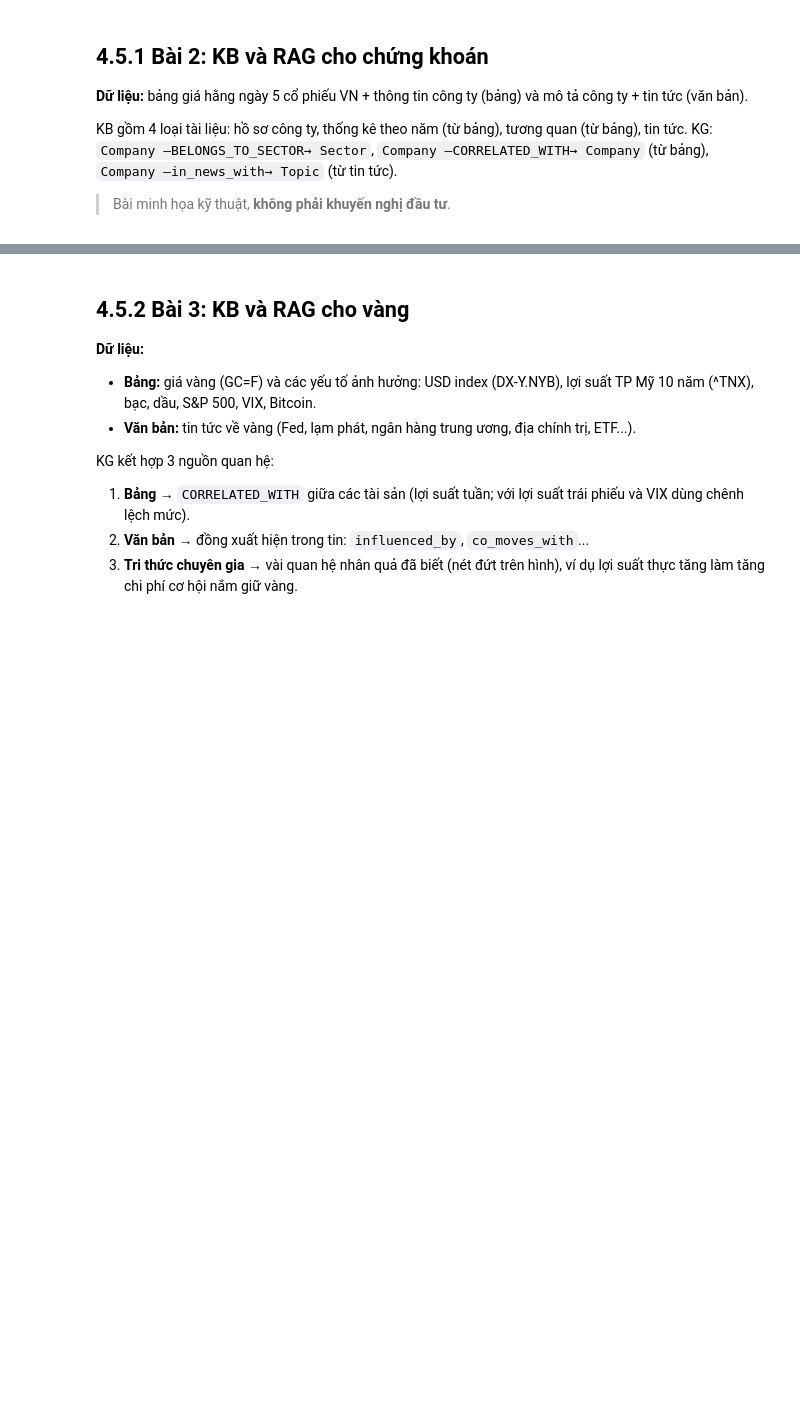
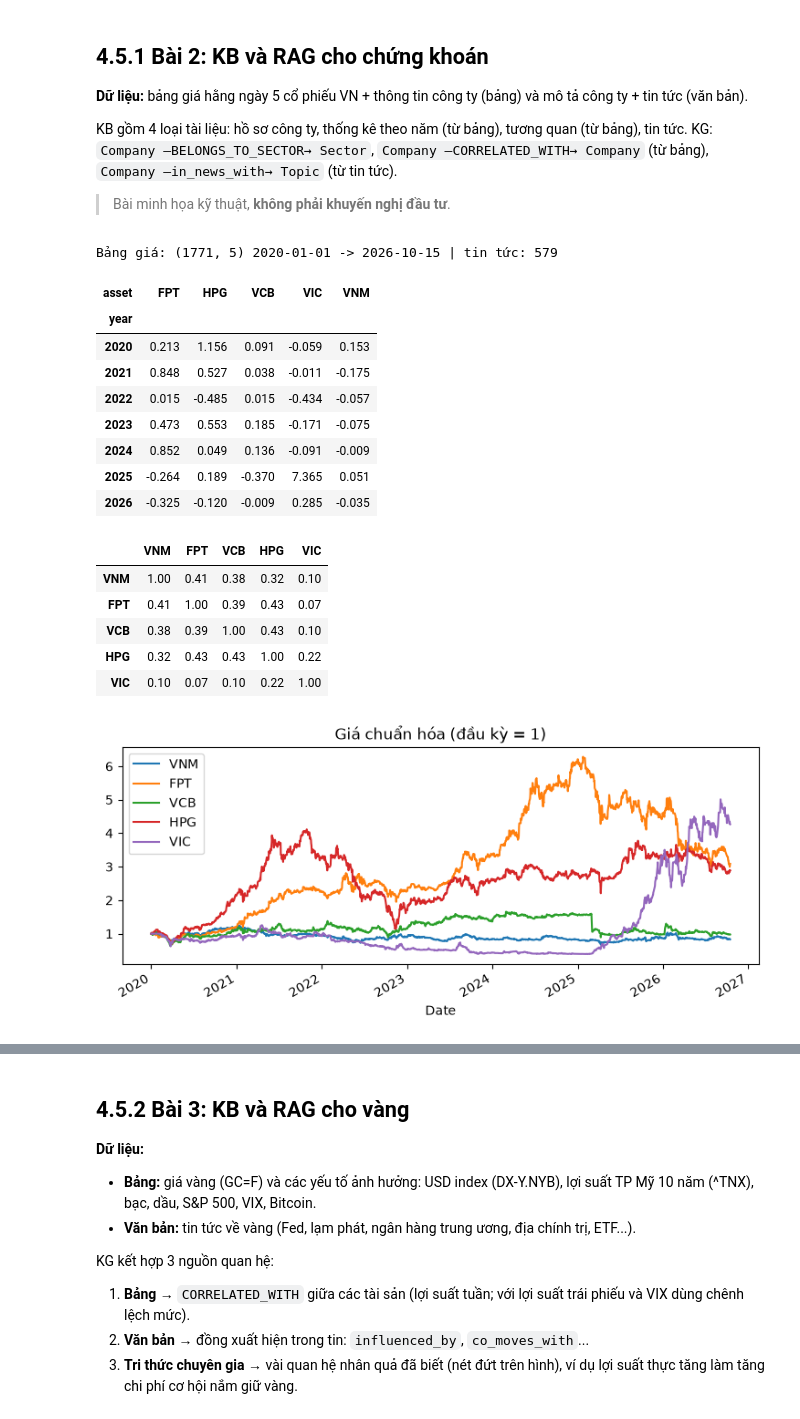
Before and after one commit to lyhaiquan/KG_RAG, a Jupyter notebook: RAG_KG_Kaggle.ipynb, the cells around one changed output, grey strips where cells are left out. Drawn from its saved outputs; the diff is of its cells as text; code cells hidden in the pictures; blank space fills up the shorter version.

```diff
--- a/RAG_KG_Kaggle.ipynb
+++ b/RAG_KG_Kaggle.ipynb
@@ -482,15 +866,45 @@ KG: `Company —BELONGS_TO_SECTOR→ Sector`, `Company —CORRELATED_WITH→ Com
 
 > Bài minh họa kỹ thuật, **không phải khuyến nghị đầu tư**.
 # %%
-sp = pd.read_csv(os.path.join(DATA_DIR, "stock_prices.csv"), parse_dates=[0], index_col=0).sort_index()
+sp = pd.read_csv(
+    os.path.join(DATA_DIR, "stock_prices.csv"), parse_dates=[0], index_col=0
+).sort_index()
 info = json.load(open(os.path.join(DATA_DIR, "company_info.json"), encoding="utf-8"))
-info = {k.split(".")[0]: v for k, v in info.items()}          # "VNM.VN" -> "VNM"
+info = {k.split(".")[0]: v for k, v in info.items()}  # "VNM.VN" -> "VNM"
 snews = pd.read_csv(os.path.join(DATA_DIR, "stock_news.csv"))
-print("Bảng giá:", sp.shape, sp.index.min().date(), "->", sp.index.max().date(), "| tin tức:", len(snews))
+print(
+    "Bảng giá:",
+    sp.shape,
+    sp.index.min().date(),
+    "->",
+    sp.index.max().date(),
+    "| tin tức:",
+    len(snews),
+)
 
 s_stats = yearly_stats(sp)
 display(s_stats.pivot(index="year", columns="asset", values="return").round(3))
-s_corr = weekly_changes(sp).corr(); display(s_corr.round(2))
-(sp / sp.bfill().iloc[0]).plot(figsize=(9, 3.5), title="Giá chuẩn hóa (đầu kỳ = 1)"); plt.show()
+s_corr = weekly_changes(sp).corr()
+display(s_corr.round(2))
+(sp / sp.bfill().iloc[0]).plot(figsize=(9, 3.5), title="Giá chuẩn hóa (đầu kỳ = 1)")
+save_show("stock_prices")
+# %% [output]
+Bảng giá: (1771, 5) 2020-01-01 -> 2026-10-15 | tin tức: 579
+| asset | FPT | HPG | VCB | VIC | VNM |
+| year |  |  |  |  |  |
+| 2020 | 0.213 | 1.156 | 0.091 | -0.059 | 0.153 |
+| 2021 | 0.848 | 0.527 | 0.038 | -0.011 | -0.175 |
+| 2022 | 0.015 | -0.485 | 0.015 | -0.434 | -0.057 |
+| 2023 | 0.473 | 0.553 | 0.185 | -0.171 | -0.075 |
+| 2024 | 0.852 | 0.049 | 0.136 | -0.091 | -0.009 |
+| 2025 | -0.264 | 0.189 | -0.370 | 7.365 | 0.051 |
+| 2026 | -0.325 | -0.120 | -0.009 | 0.285 | -0.035 |
+|  | VNM | FPT | VCB | HPG | VIC |
+| VNM | 1.00 | 0.41 | 0.38 | 0.32 | 0.10 |
+| FPT | 0.41 | 1.00 | 0.39 | 0.43 | 0.07 |
+| VCB | 0.38 | 0.39 | 1.00 | 0.43 | 0.10 |
+| HPG | 0.32 | 0.43 | 0.43 | 1.00 | 0.22 |
+| VIC | 0.10 | 0.07 | 0.10 | 0.22 | 1.00 |
+[figure, added]
 # %%
 STOCK_LEX = {
```
Also changed, not shown: parts of 20 cells of this notebook, 26 other files.
